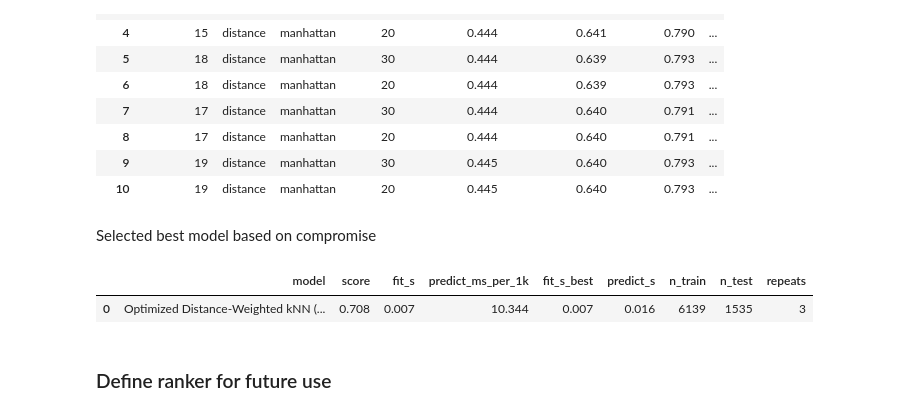
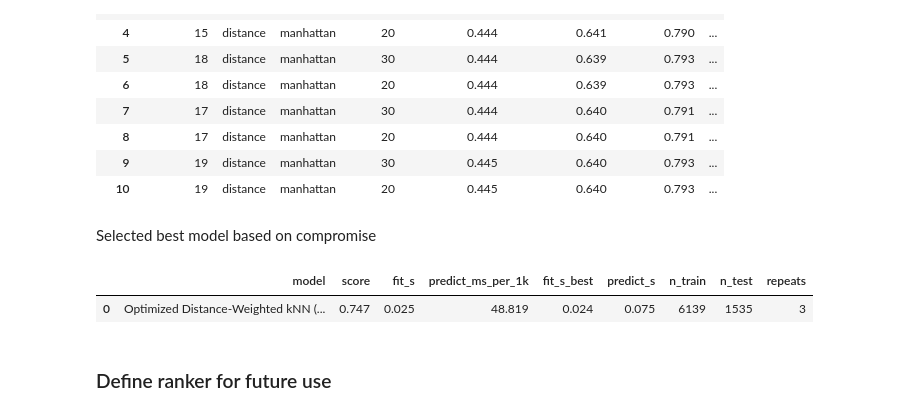
Before and after one commit to AMfromUofG/ENG4200-CW2-Group-Air_A, a Jupyter notebook: CW2_Air_A.ipynb, the cells around one changed output. Drawn from its saved outputs; the diff is of its cells as text; code cells hidden in the pictures.

```diff
--- a/CW2_Air_A.ipynb
+++ b/CW2_Air_A.ipynb
@@ -271,35 +271,35 @@ Selected best model based on compromise
 # %%
 # Manually copied values of best parameters from rank_df
 optimised_knn = KNN(
-    n_neighbors=9,
+    n_neighbors=18,
     weights='distance',
     metric='manhattan',
-    leaf_size=50
+    leaf_size=30
 )
 
 # Create optimised pipeline with the best parameters
 optimised_pipe_knn = Pipeline([
     ("prep", preprocess),
     ("model", optimised_knn)
 ])
 
 # Benchmark the optimized pipeline directly using ai4_tools
 optimised_results_knn = ai4.benchmark(
     optimised_pipe_knn,
     X_train,
     y_train,
     X_test,
     y_test,
     label="Optimized Distance-Weighted kNN (k=9)"
 )
 
 # Create and display the results table
 table = ai4.ResultsTable()
 table.add("Optimized Distance-Weighted kNN (k=9)", optimised_results_knn)
 display(table.df().round(3))
 # %% [output]
 |  | model | score | fit_s | predict_ms_per_1k | fit_s_best | predict_s | n_train | n_test | repeats |
-| 0 | Optimized Distance-Weighted kNN (... | 0.708 | 0.007 | 10.344 | 0.007 | 0.016 | 6139 | 1535 | 3 |
+| 0 | Optimized Distance-Weighted kNN (... | 0.747 | 0.025 | 48.819 | 0.024 | 0.075 | 6139 | 1535 | 3 |
 # %% [markdown]
 ### Define ranker for future use
 # %%
```
Also changed, not shown: parts of 4 cells of this notebook.
